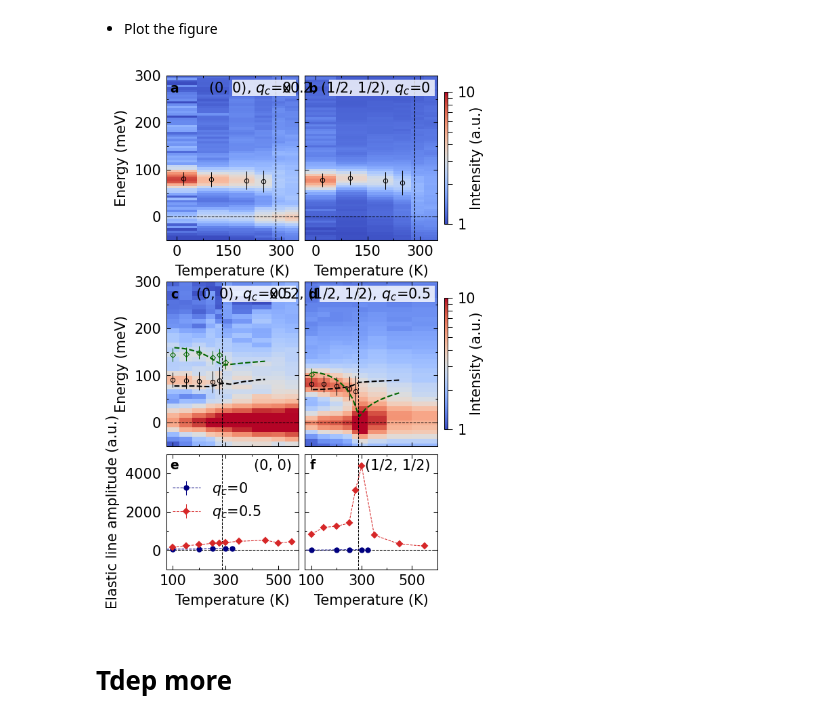
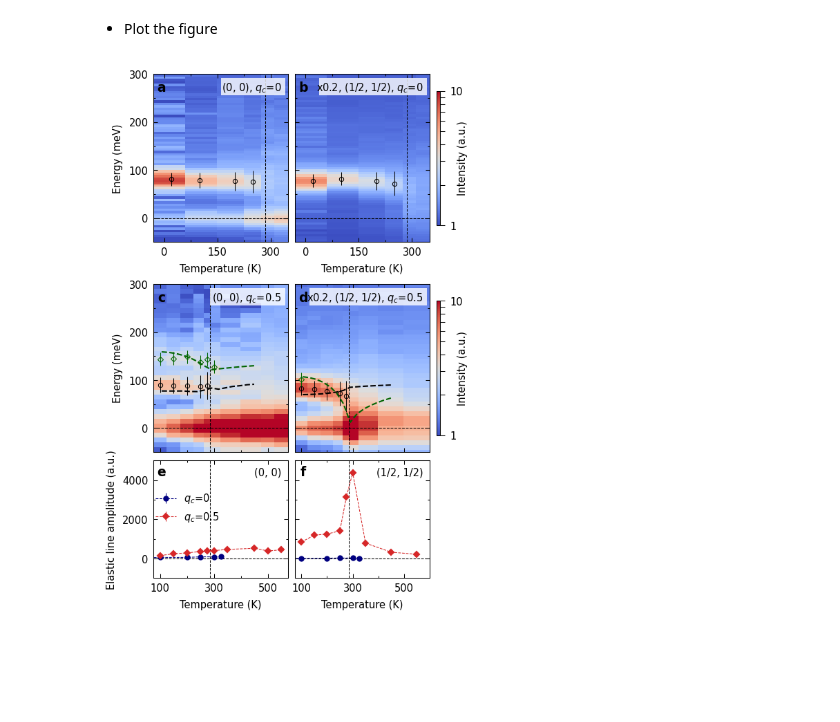
Before and after one commit to mpmdean/Mazzone2021Antiferromagnetic, a Jupyter notebook: plot.ipynb, the cells around one changed output. Drawn from its saved outputs; the diff is of its cells as text; code cells hidden in the pictures; blank space fills up the shorter version.

```diff
--- a/plot.ipynb
+++ b/plot.ipynb
@@ -160,6 +162,8 @@ SQW2['Intensity'] = f(new_Qv, Ev)
 # %%
 fig, axs = plt.subplots(2, 2, figsize=[3.375*2, 3.375], dpi=150, sharex='col', sharey=True,
                         gridspec_kw=dict(wspace=0.1, hspace=0.05, bottom=0.07, top=0.97, left=0.1, right=0.98))
+plt.rcParams['font.size'] = 7
+
 cmap = 'coolwarm' # RdBu, terrain, coolwarm
 axs = axs.T.ravel()
 cbars = [[] for _ in range(4)]
@@ -265,6 +269,8 @@ for nkey, key in enumerate(keys): Tdep5_calc[key] = Tdep_calc[choose,nkey]
 - Plot the figure
 # %%
 fig = plt.figure(figsize=[6.75/2, 6.75*0.8], dpi=150)
+plt.rcParams['font.size'] = 7
+
 gs1 = fig.add_gridspec(nrows=1, ncols=2, hspace=0.15, wspace=0.05, bottom=0.67, top=0.97, left=0.12, right=0.91)
 gs2 = fig.add_gridspec(nrows=1, ncols=2, hspace=0.15, wspace=0.05, bottom=0.295, top=0.595, left=0.12, right=0.91)
 gs3 = fig.add_gridspec(nrows=1, ncols=2, hspace=0.15, wspace=0.05, bottom=0.07, top=0.28, left=0.12, right=0.91)
@@ -326,33 +332,31 @@ axs[4].tick_params(labelbottom=True,  labelleft=True)
 axs[5].tick_params(labelbottom=True,  labelleft=False)
 axs[0].set_ylabel('Energy (meV)')
 axs[2].set_ylabel('Energy (meV)')
 axs[4].set_ylabel('Elastic line amplitude (a.u.)')
 
 for ax, dx in zip(axs[:4], [0,0.32,0.08,0.39]):
     r1 = patches.Rectangle((0.5-dx,0.875),0.48+dx,0.1, color='w', lw=0, alpha=0.8, zorder=3, transform=ax.transAxes)
     ax.add_patch(r1)
 axs[0].text(0.95, 0.92, r'(0, 0), $q_c$=0', transform=axs[0].transAxes, horizontalalignment='right', verticalalignment='center')
 axs[1].text(0.95, 0.92, r'x0.2, (1/2, 1/2), $q_c$=0', transform=axs[1].transAxes, horizontalalignment='right', verticalalignment='center')
 axs[2].text(0.95, 0.92, r'(0, 0), $q_c$=0.5', transform=axs[2].transAxes, horizontalalignment='right', verticalalignment='center')
 axs[3].text(0.95, 0.92, r'x0.2, (1/2, 1/2), $q_c$=0.5', transform=axs[3].transAxes, horizontalalignment='right', verticalalignment='center')
 axs[4].text(0.95, 0.9, r'(0, 0)', transform=axs[4].transAxes, horizontalalignment='right', verticalalignment='center')
 axs[5].text(0.95, 0.9, r'(1/2, 1/2)', transform=axs[5].transAxes, horizontalalignment='right', verticalalignment='center')
 for ax, label in zip(axs, ['a','b','c','d']):
     ax.text(0.06, 0.92, label, fontdict=dict(fontsize=9), transform=ax.transAxes, fontweight='bold', horizontalalignment='center', verticalalignment='center')
 for ax, label in zip(axs[4:], ['e','f']):
     ax.text(0.06, 0.9, label, fontdict=dict(fontsize=9), transform=ax.transAxes, fontweight='bold', horizontalalignment='center', verticalalignment='center')
 axs[4].legend(loc='center left', frameon=False, bbox_to_anchor=(-0.05, 0.5, 0.1, 0.2))
 
 cbar = fig.colorbar(art, cax=axs[-2], format=ticker.LogFormatter(10, labelOnlyBase=True), ticks=np.arange(1,11))
 cbar.set_label('Intensity (a.u.)', labelpad=-4)
 cbar.outline.set_linewidth(0.5)
 cbar.ax.tick_params(width=0.5)
 
 cbar = fig.colorbar(art, cax=axs[-1], format=ticker.LogFormatter(10, labelOnlyBase=True), ticks=np.arange(1,11))
 cbar.set_label('Intensity (a.u.)', labelpad=-4)
 cbar.outline.set_linewidth(0.5)
 cbar.ax.tick_params(width=0.5)
 # %% [output]
-[figure, old version]
+[figure, new version]
-# %% [markdown]
-# Tdep more
```
Also changed, not shown: parts of 15 cells of this notebook, 1 other file.
